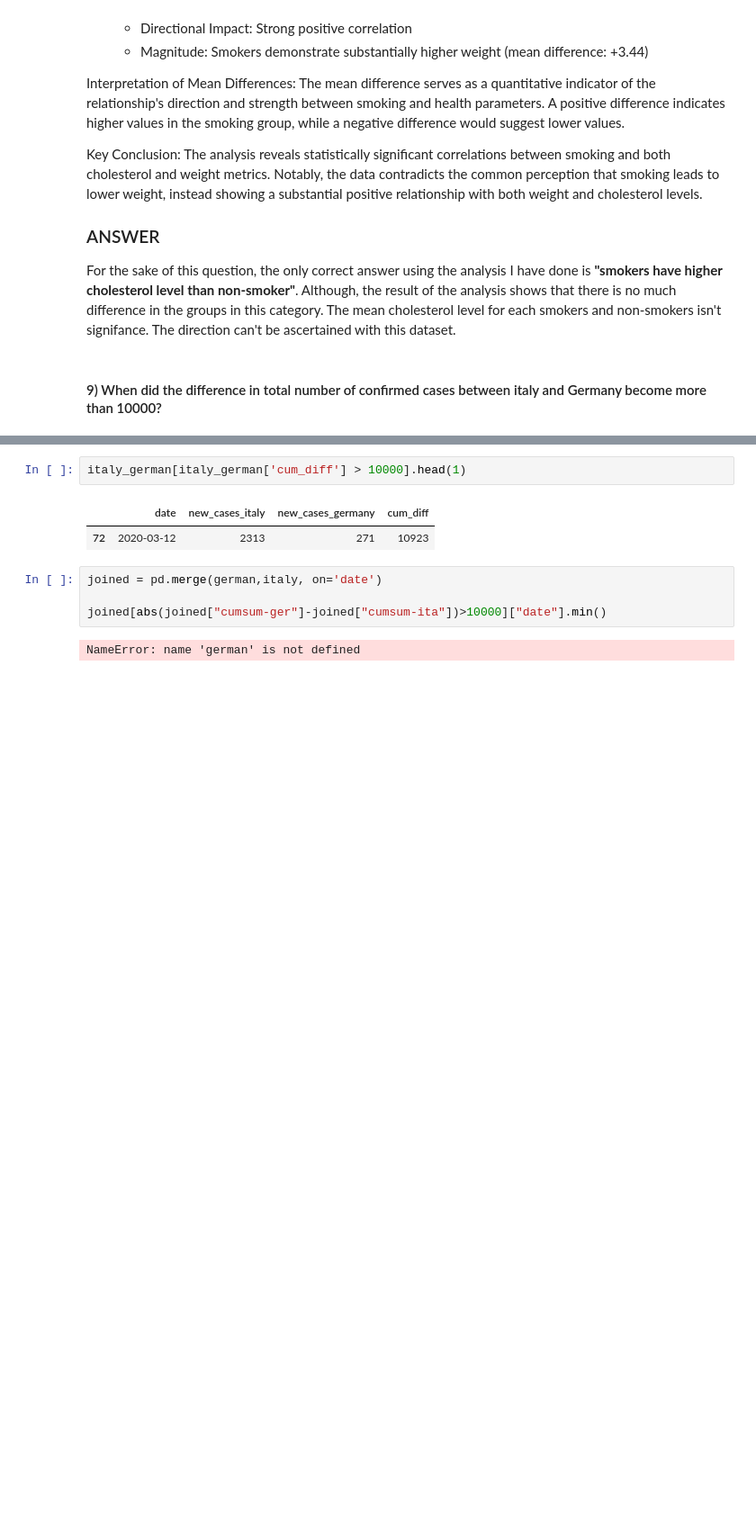
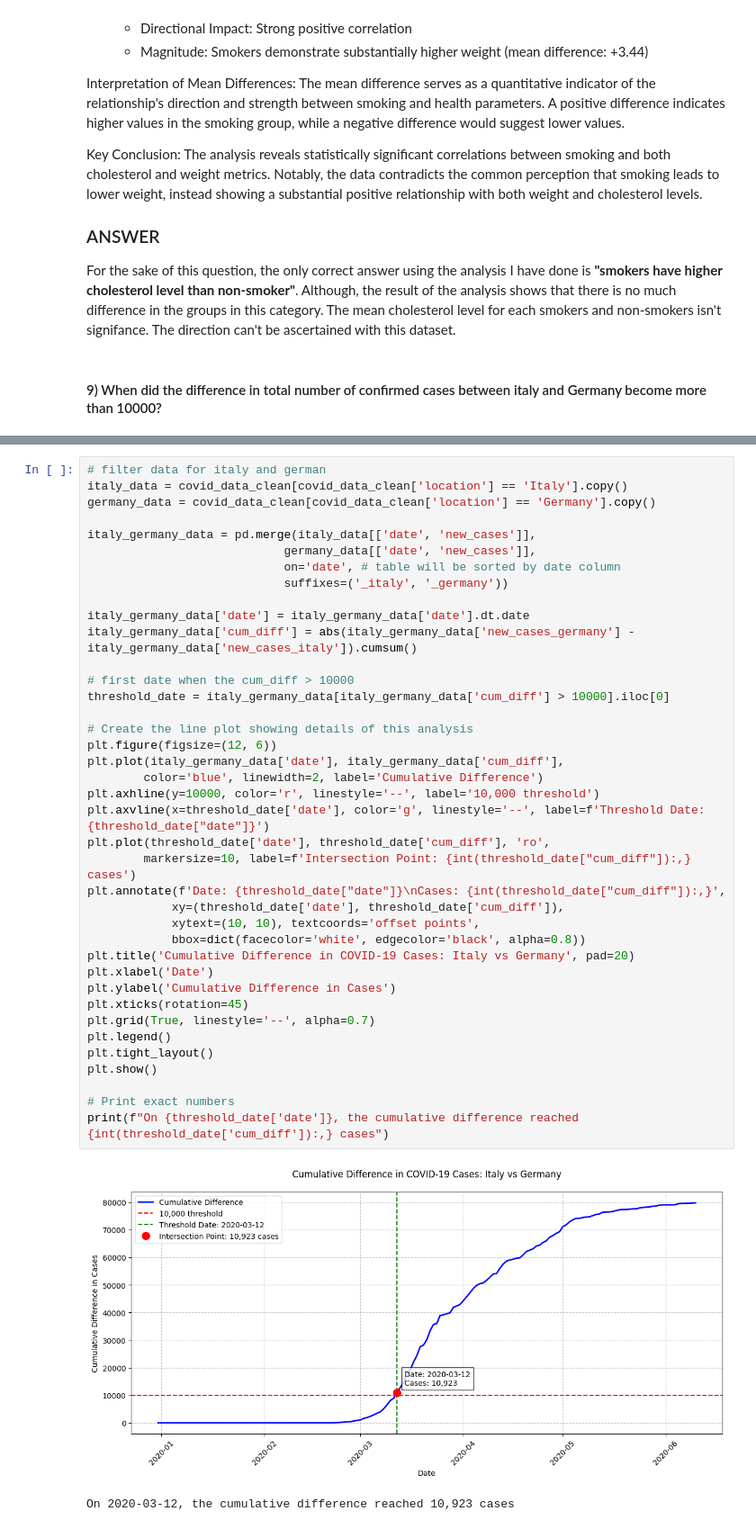
Before and after one commit to Echooed/cardio_cov, a Jupyter notebook: notebooks/cardio_cov_data_cleaning_new.ipynb, the cells around one changed output, grey strips where cells are left out. Shown at 90% size. Cells and saved outputs as stored; diff of their text form; blank space fills up the shorter version.

```diff
--- a/notebooks/cardio_cov_data_cleaning_new.ipynb
+++ b/notebooks/cardio_cov_data_cleaning_new.ipynb
@@ -1013,11 +1048,42 @@ Object `Values` not found.
-# %%
-italy_german[italy_german['cum_diff'] > 10000].head(1)
-# %% [output]
-|  | date | new_cases_italy | new_cases_germany | cum_diff |
-| 72 | 2020-03-12 | 2313 | 271 | 10923 |
-# %%
-joined = pd.merge(german,italy, on='date')
-
-joined[abs(joined["cumsum-ger"]-joined["cumsum-ita"])>10000]["date"].min()
-# %% [output]
-NameError: name 'german' is not defined
+# %%
+# filter data for italy and german
+italy_data = covid_data_clean[covid_data_clean['location'] == 'Italy'].copy()
+germany_data = covid_data_clean[covid_data_clean['location'] == 'Germany'].copy()
+
+italy_germany_data = pd.merge(italy_data[['date', 'new_cases']],
+                            germany_data[['date', 'new_cases']],
+                            on='date', # table will be sorted by date column
+                            suffixes=('_italy', '_germany'))
+
+italy_germany_data['date'] = italy_germany_data['date'].dt.date
+italy_germany_data['cum_diff'] = abs(italy_germany_data['new_cases_germany'] - italy_germany_data['new_cases_italy']).cumsum()
+
+# first date when the cum_diff > 10000
+threshold_date = italy_germany_data[italy_germany_data['cum_diff'] > 10000].iloc[0]
+
+# Create the line plot showing details of this analysis
+plt.figure(figsize=(12, 6))
+plt.plot(italy_germany_data['date'], italy_germany_data['cum_diff'],
+        color='blue', linewidth=2, label='Cumulative Difference')
+plt.axhline(y=10000, color='r', linestyle='--', label='10,000 threshold')
+plt.axvline(x=threshold_date['date'], color='g', linestyle='--', label=f'Threshold Date: {threshold_date["date"]}')
+plt.plot(threshold_date['date'], threshold_date['cum_diff'], 'ro',
+        markersize=10, label=f'Intersection Point: {int(threshold_date["cum_diff"]):,} cases')
+plt.annotate(f'Date: {threshold_date["date"]}\nCases: {int(threshold_date["cum_diff"]):,}',
+            xy=(threshold_date['date'], threshold_date['cum_diff']),
+            xytext=(10, 10), textcoords='offset points',
+            bbox=dict(facecolor='white', edgecolor='black', alpha=0.8))
+plt.title('Cumulative Difference in COVID-19 Cases: Italy vs Germany', pad=20)
+plt.xlabel('Date')
+plt.ylabel('Cumulative Difference in Cases')
+plt.xticks(rotation=45)
+plt.grid(True, linestyle='--', alpha=0.7)
+plt.legend()
+plt.tight_layout()
+plt.show()
+
+# Print exact numbers
+print(f"On {threshold_date['date']}, the cumulative difference reached {int(threshold_date['cum_diff']):,} cases")
+# %% [output]
+[figure, added]
+On 2020-03-12, the cumulative difference reached 10,923 cases
```
Also changed, not shown: parts of 6 cells of this notebook.
